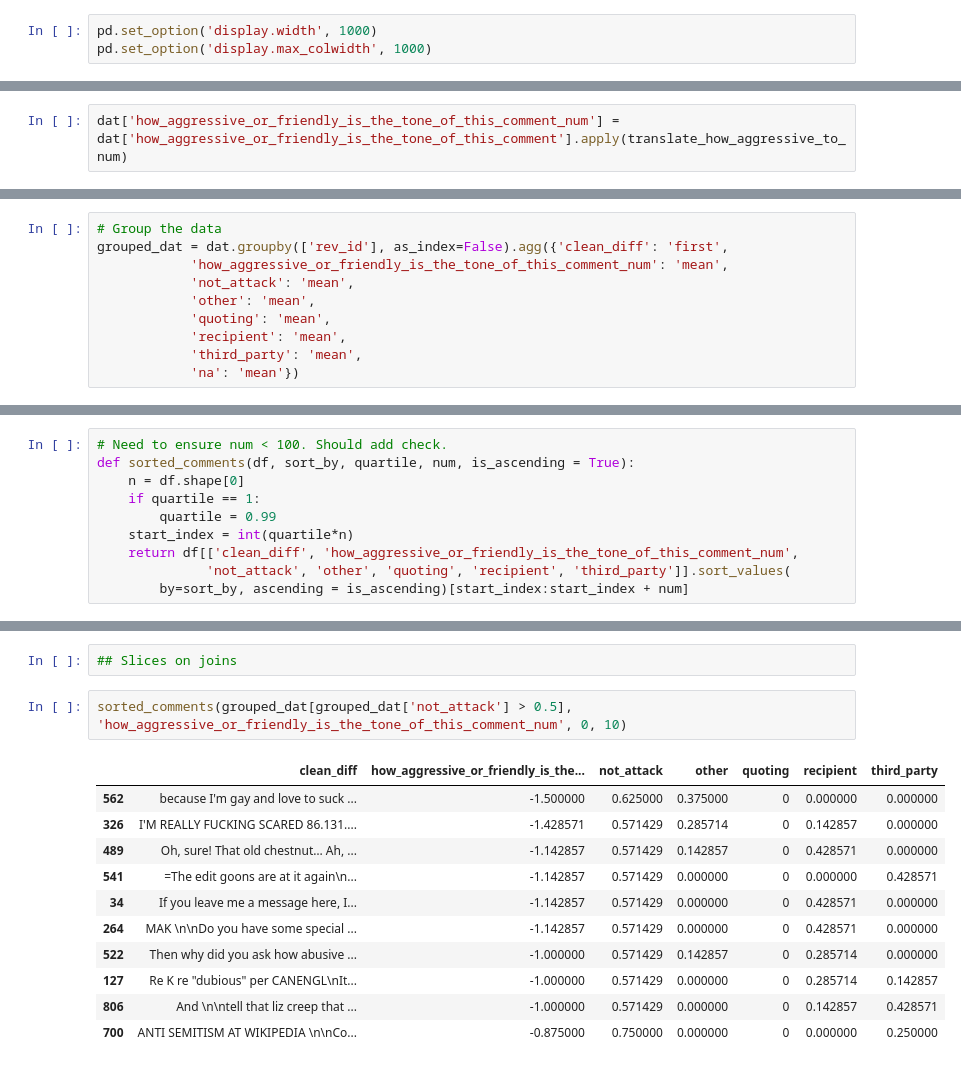
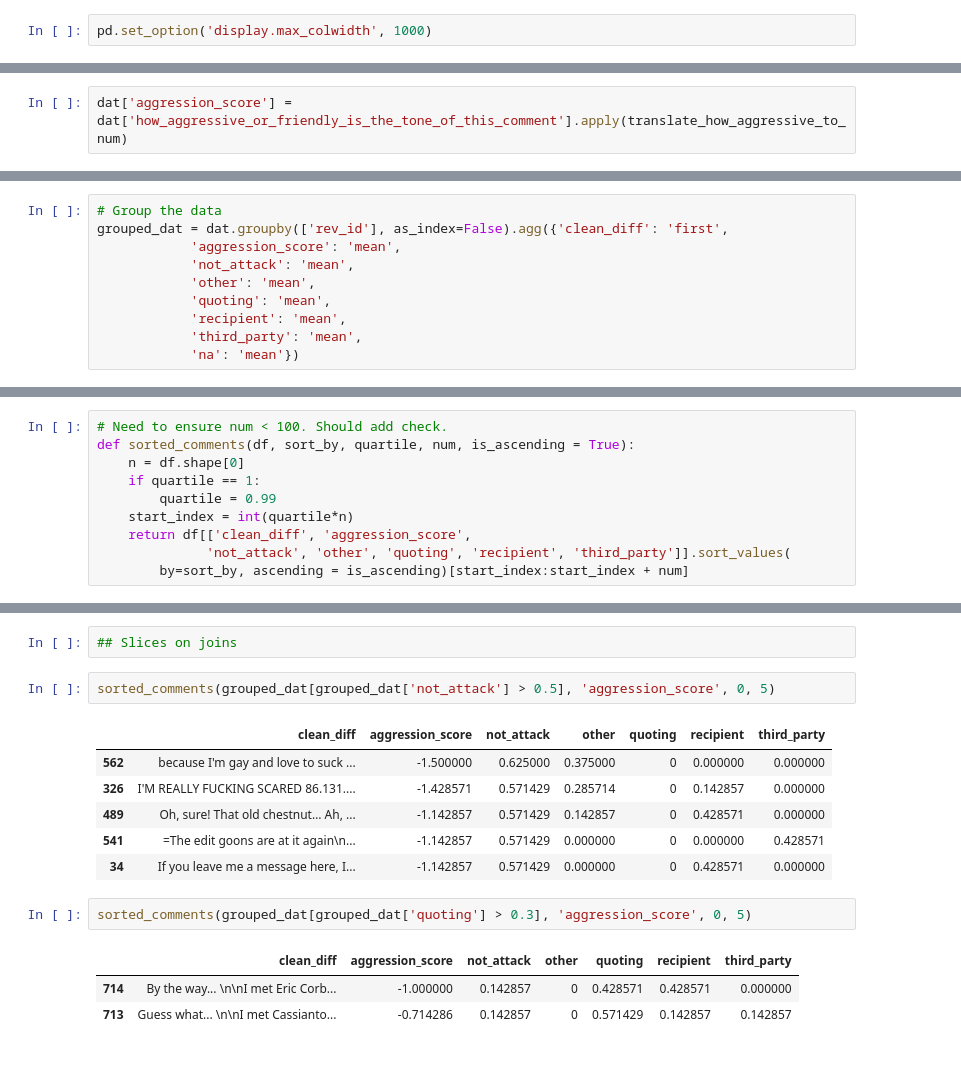
Before and after one commit to ewulczyn/wiki-detox, a Jupyter notebook: crowdflower_analysis/src/Crowdflower Analysis (Experiment v. 2).ipynb, the cells around one changed output, grey strips where cells are left out. Saved outputs shown, nothing was run; the diff lists cells and outputs as text.

Commit message:
Changed variable name to aggression_score'

```diff
--- a/crowdflower_analysis/src/Crowdflower Analysis (Experiment v. 2).ipynb
+++ b/crowdflower_analysis/src/Crowdflower Analysis (Experiment v. 2).ipynb
@@ -11,7 +11,6 @@ import pandas as pd
 import numpy as np
 import matplotlib.pyplot as plt
 # %%
-pd.set_option('display.width', 1000)
 pd.set_option('display.max_colwidth', 1000)
 # %%
 # Download data from google drive (Respect Eng / Wiki Collab): wikipdia data/v2_annotated
@@ -38,7 +37,7 @@ def translate_how_aggressive_to_num(score):
     else:
         return np.nan
 # %%
-dat['how_aggressive_or_friendly_is_the_tone_of_this_comment_num'] = dat['how_aggressive_or_friendly_is_the_tone_of_this_comment'].apply(translate_how_aggressive_to_num)
+dat['aggression_score'] = dat['how_aggressive_or_friendly_is_the_tone_of_this_comment'].apply(translate_how_aggressive_to_num)
 # %%
 def create_column_of_counts(df, col):
     return df.apply(lambda x: col in str(x))
@@ -50,7 +49,7 @@ for col in columns:
 # %%
 # Group the data
 grouped_dat = dat.groupby(['rev_id'], as_index=False).agg({'clean_diff': 'first',
-            'how_aggressive_or_friendly_is_the_tone_of_this_comment_num': 'mean',
+            'aggression_score': 'mean',
             'not_attack': 'mean',
             'other': 'mean',
             'quoting': 'mean',
@@ -102,7 +101,7 @@ def sorted_comments(df, sort_by, quartile, num, is_ascending = True):
     if quartile == 1:
         quartile = 0.99
     start_index = int(quartile*n)
-    return df[['clean_diff', 'how_aggressive_or_friendly_is_the_tone_of_this_comment_num',
+    return df[['clean_diff', 'aggression_score',
               'not_attack', 'other', 'quoting', 'recipient', 'third_party']].sort_values(
         by=sort_by, ascending = is_ascending)[start_index:start_index + num]
 # %% [markdown]
@@ -143,16 +142,17 @@ sorted_comments(grouped_dat, 'how_aggressive_or_friendly_is_the_tone_of_this_com
 # %%
 ## Slices on joins
 # %%
-sorted_comments(grouped_dat[grouped_dat['not_attack'] > 0.5], 'how_aggressive_or_friendly_is_the_tone_of_this_comment_num', 0, 10)
+sorted_comments(grouped_dat[grouped_dat['not_attack'] > 0.5], 'aggression_score', 0, 5)
 # %% [output]
-|  | clean_diff | how_aggressive_or_friendly_is_the... | not_attack | other | quoting | recipient | third_party |
+|  | clean_diff | aggression_score | not_attack | other | quoting | recipient | third_party |
 | 562 | because I'm gay and love to suck ... | -1.500000 | 0.625000 | 0.375000 | 0 | 0.000000 | 0.000000 |
 | 326 | I'M REALLY FUCKING SCARED 86.131.... | -1.428571 | 0.571429 | 0.285714 | 0 | 0.142857 | 0.000000 |
 | 489 | Oh, sure! That old chestnut… Ah, ... | -1.142857 | 0.571429 | 0.142857 | 0 | 0.428571 | 0.000000 |
 | 541 | =The edit goons are at it again\n... | -1.142857 | 0.571429 | 0.000000 | 0 | 0.000000 | 0.428571 |
 | 34 | If you leave me a message here, I... | -1.142857 | 0.571429 | 0.000000 | 0 | 0.428571 | 0.000000 |
-| 264 | MAK \n\nDo you have some special ... | -1.142857 | 0.571429 | 0.000000 | 0 | 0.428571 | 0.000000 |
-| 522 | Then why did you ask how abusive ... | -1.000000 | 0.571429 | 0.142857 | 0 | 0.285714 | 0.000000 |
-| 127 | Re K re "dubious" per CANENGL\nIt... | -1.000000 | 0.571429 | 0.000000 | 0 | 0.285714 | 0.142857 |
-| 806 | And \n\ntell that liz creep that ... | -1.000000 | 0.571429 | 0.000000 | 0 | 0.142857 | 0.428571 |
-| 700 | ANTI SEMITISM AT WIKIPEDIA \n\nCo... | -0.875000 | 0.750000 | 0.000000 | 0 | 0.000000 | 0.250000 |
+# %%
+sorted_comments(grouped_dat[grouped_dat['quoting'] > 0.3], 'aggression_score', 0, 5)
+# %% [output]
+|  | clean_diff | aggression_score | not_attack | other | quoting | recipient | third_party |
+| 714 | By the way... \n\nI met Eric Corb... | -1.000000 | 0.142857 | 0 | 0.428571 | 0.428571 | 0.000000 |
+| 713 | Guess what... \n\nI met Cassianto... | -0.714286 | 0.142857 | 0 | 0.571429 | 0.142857 | 0.142857 |
```
Also changed, not shown: parts of 7 cells of this notebook.
